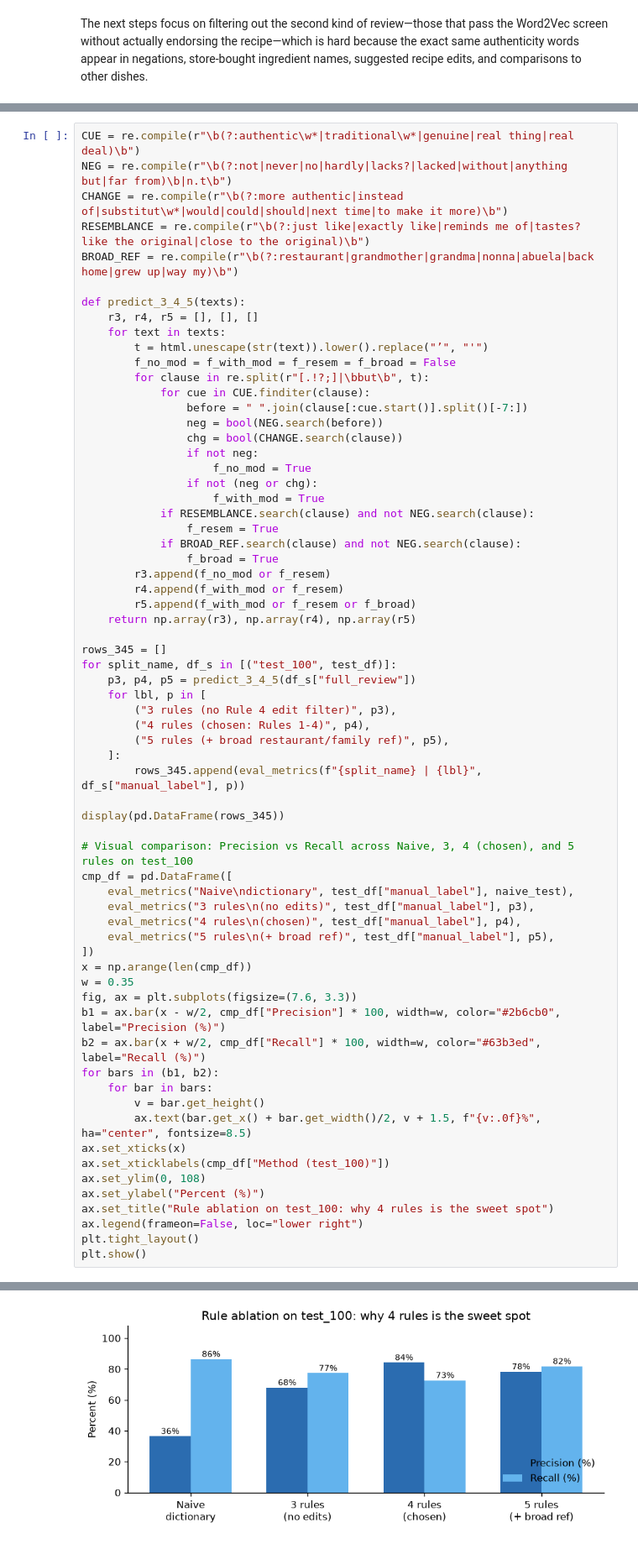
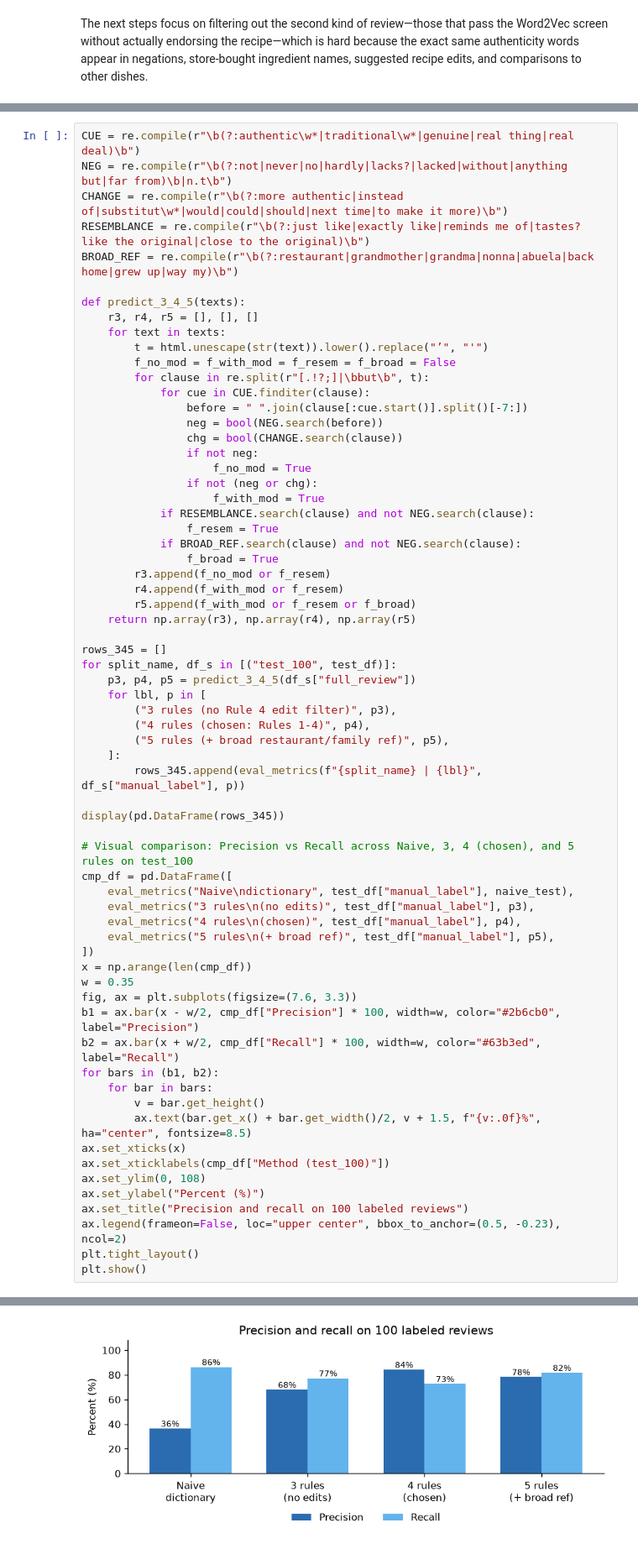
Before and after one commit to EstebanPerez99/cuisine-networks, a Jupyter notebook: notebooks/04_authenticity_review_analysis.ipynb, the cells around one changed output, grey strips where cells are left out. Shown at 84% size. Cells and saved outputs as stored; diff of their text form.

Commit message:
first report draft (plus reviewed notebook)

```diff
--- a/notebooks/04_authenticity_review_analysis.ipynb
+++ b/notebooks/04_authenticity_review_analysis.ipynb
@@ -353,36 +370,36 @@ for split_name, df_s in [("test_100", test_df)]:
     ]:
         rows_345.append(eval_metrics(f"{split_name} | {lbl}", df_s["manual_label"], p))
 
 display(pd.DataFrame(rows_345))
 
 # Visual comparison: Precision vs Recall across Naive, 3, 4 (chosen), and 5 rules on test_100
 cmp_df = pd.DataFrame([
     eval_metrics("Naive\ndictionary", test_df["manual_label"], naive_test),
     eval_metrics("3 rules\n(no edits)", test_df["manual_label"], p3),
     eval_metrics("4 rules\n(chosen)", test_df["manual_label"], p4),
     eval_metrics("5 rules\n(+ broad ref)", test_df["manual_label"], p5),
 ])
 x = np.arange(len(cmp_df))
 w = 0.35
 fig, ax = plt.subplots(figsize=(7.6, 3.3))
-b1 = ax.bar(x - w/2, cmp_df["Precision"] * 100, width=w, color="#2b6cb0", label="Precision (%)")
-b2 = ax.bar(x + w/2, cmp_df["Recall"] * 100, width=w, color="#63b3ed", label="Recall (%)")
+b1 = ax.bar(x - w/2, cmp_df["Precision"] * 100, width=w, color="#2b6cb0", label="Precision")
+b2 = ax.bar(x + w/2, cmp_df["Recall"] * 100, width=w, color="#63b3ed", label="Recall")
 for bars in (b1, b2):
     for bar in bars:
         v = bar.get_height()
         ax.text(bar.get_x() + bar.get_width()/2, v + 1.5, f"{v:.0f}%", ha="center", fontsize=8.5)
 ax.set_xticks(x)
 ax.set_xticklabels(cmp_df["Method (test_100)"])
 ax.set_ylim(0, 108)
 ax.set_ylabel("Percent (%)")
-ax.set_title("Rule ablation on test_100: why 4 rules is the sweet spot")
-ax.legend(frameon=False, loc="lower right")
+ax.set_title("Precision and recall on 100 labeled reviews")
+ax.legend(frameon=False, loc="upper center", bbox_to_anchor=(0.5, -0.23), ncol=2)
 plt.tight_layout()
 plt.show()
 # %% [output]
 |  | Method (test_100) | Reviews | Labeled Endorsements | True Positives | False Positives | False Negatives | ... |
 | 0 | test_100 | 3 rules (no Rule 4 edi... | 100 | 22 | 17 | 8 | 5 | ... |
 | 1 | test_100 | 4 rules (chosen: Rules... | 100 | 22 | 16 | 3 | 6 | ... |
 | 2 | test_100 | 5 rules (+ broad resta... | 100 | 22 | 18 | 5 | 4 | ... |
-[figure, old version]
+[figure, new version]
 # %% [markdown]
```
Also changed, not shown: parts of 23 cells of this notebook, 25 other files.
